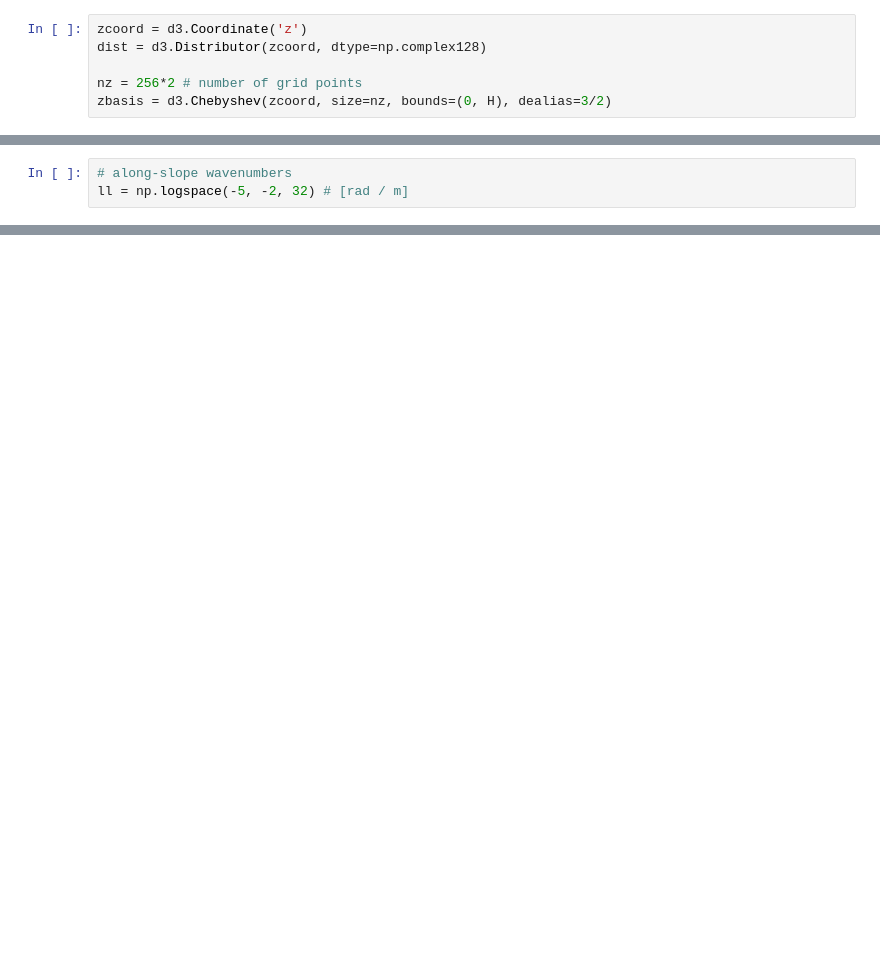
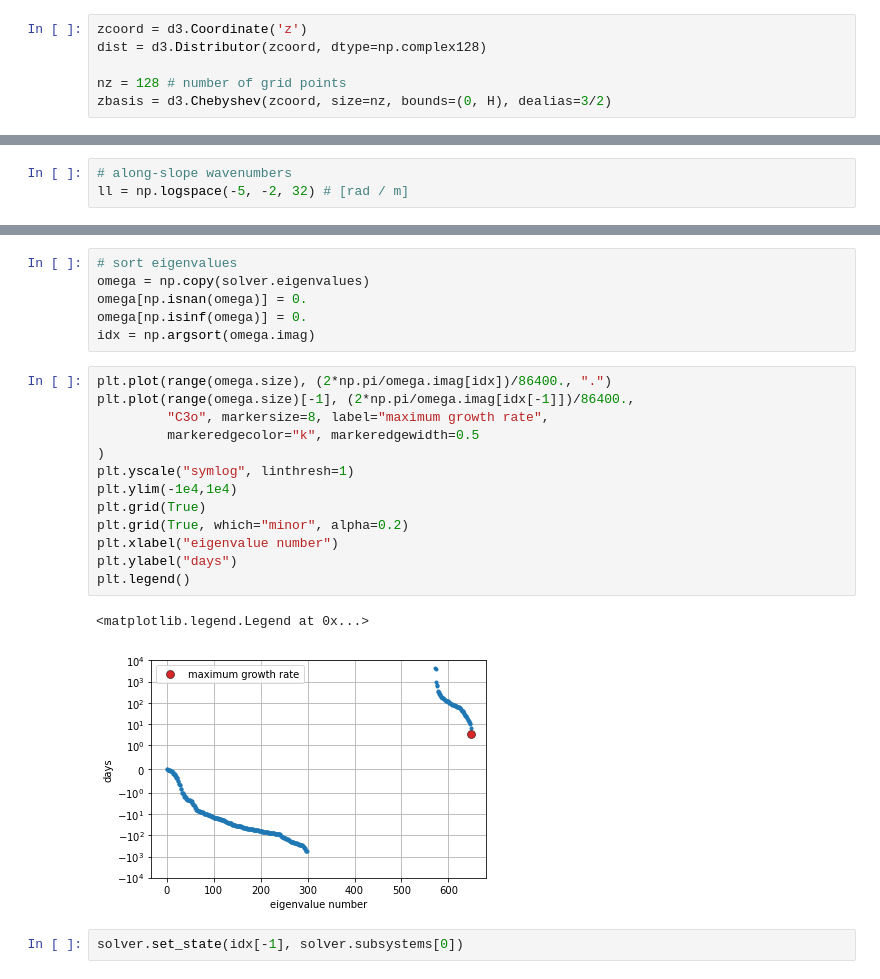
Before and after one commit to hdrake/bmli-linear, a Jupyter notebook: bml-1d-LBVP-dedalus.ipynb, the cells around one changed output, grey strips where cells are left out. Drawn from its saved outputs; the diff is of its cells as text; blank space fills up the shorter version.

```diff
--- a/bml-1d-LBVP-dedalus.ipynb
+++ b/bml-1d-LBVP-dedalus.ipynb
@@ -26,7 +26,7 @@ H = 3000. # domain height
 zcoord = d3.Coordinate('z')
 dist = d3.Distributor(zcoord, dtype=np.complex128)
 
-nz = 256*2 # number of grid points
+nz = 128 # number of grid points
 zbasis = d3.Chebyshev(zcoord, size=nz, bounds=(0, H), dealias=3/2)
 # %%
 ## Fields
@@ -292,0 +215,24 @@ plt.show()
+# %%
+# sort eigenvalues
+omega = np.copy(solver.eigenvalues)
+omega[np.isnan(omega)] = 0.
+omega[np.isinf(omega)] = 0.
+idx = np.argsort(omega.imag)
+# %%
+plt.plot(range(omega.size), (2*np.pi/omega.imag[idx])/86400., ".")
+plt.plot(range(omega.size)[-1], (2*np.pi/omega.imag[idx[-1]])/86400.,
+         "C3o", markersize=8, label="maximum growth rate",
+         markeredgecolor="k", markeredgewidth=0.5
+)
+plt.yscale("symlog", linthresh=1)
+plt.ylim(-1e4,1e4)
+plt.grid(True)
+plt.grid(True, which="minor", alpha=0.2)
+plt.xlabel("eigenvalue number")
+plt.ylabel("days")
+plt.legend()
+# %% [output]
+<matplotlib.legend.Legend at 0x...>
+[figure, added]
+# %%
+solver.set_state(idx[-1], solver.subsystems[0])
```
Also changed, not shown: parts of 10 cells of this notebook.
